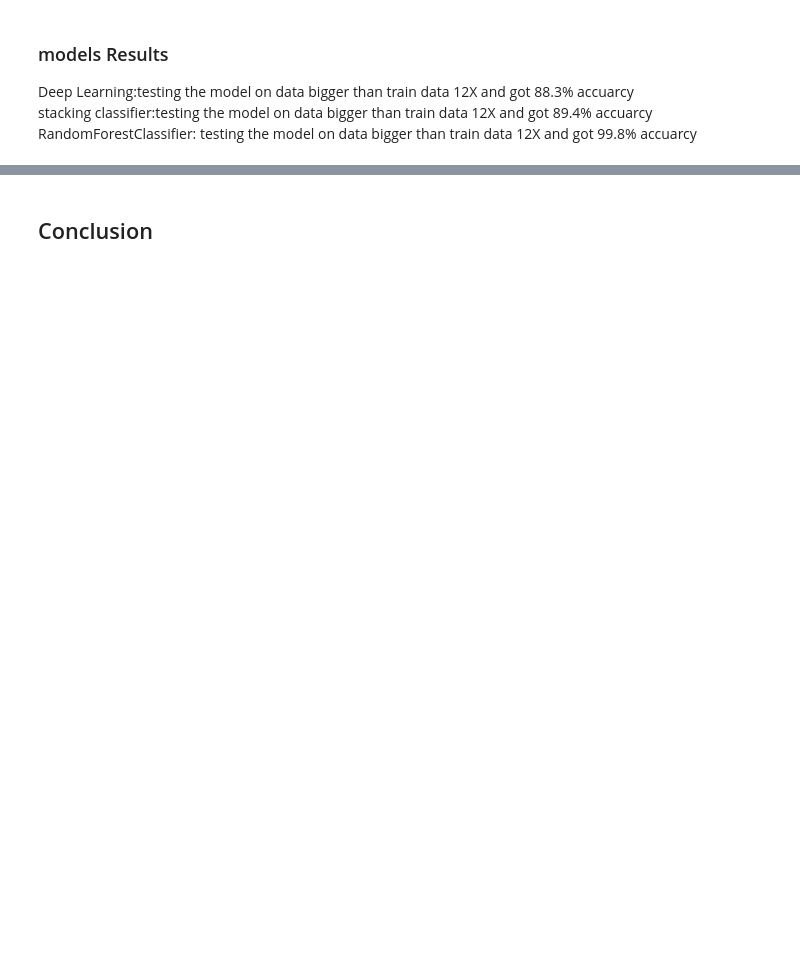
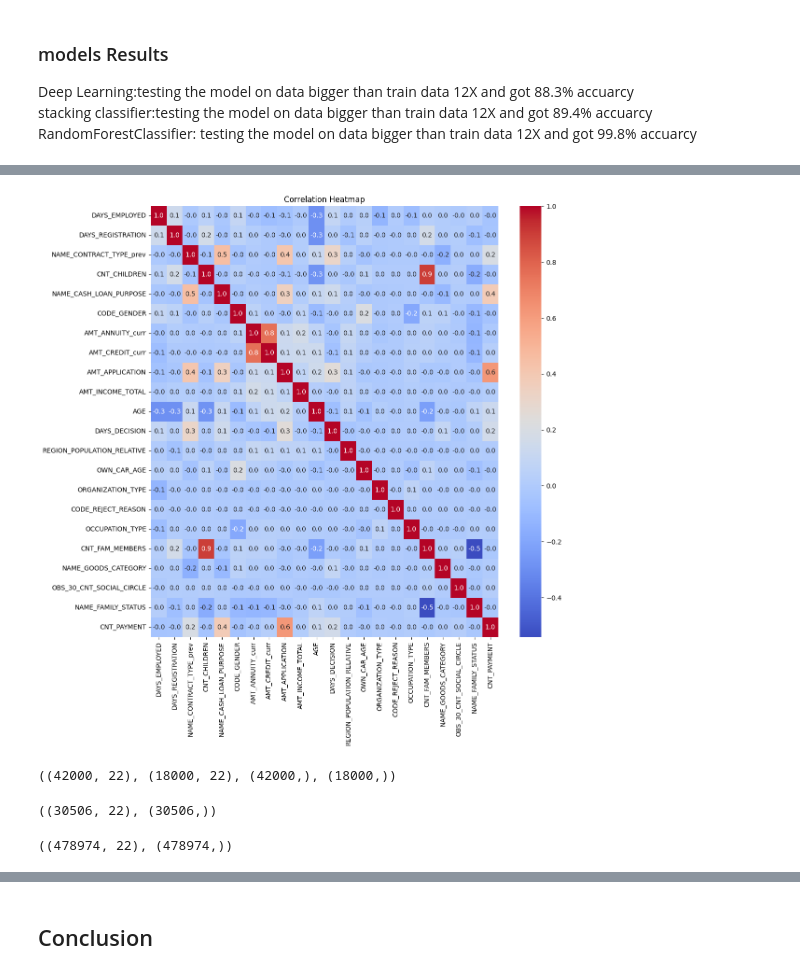
Before and after one commit to mahmoudbahaa755/Credit-Scores, a Jupyter notebook: loan-application-v2.ipynb, the cells around one changed output, grey strips where cells are left out. Drawn from its saved outputs; the diff is of its cells as text; code cells hidden in the pictures; blank space fills up the shorter version.

```diff
--- a/loan-application-v2.ipynb
+++ b/loan-application-v2.ipynb
@@ -694 +934,7 @@ plt.show()
+# %%
+corr_matrix = df[[ 'AMT_REQ_CREDIT_BUREAU_HOUR','AMT_REQ_CREDIT_BUREAU_QRT','AMT_REQ_CREDIT_BUREAU_WEEK','AMT_REQ_CREDIT_BUREAU_MON','AMT_REQ_CREDIT_BUREAU_YEAR',]].corr()
+plt.figure(figsize=(10, 6))
+sns.heatmap(corr_matrix, annot=True, cmap='coolwarm')
+plt.title('Correlation Heatmap')
+plt.show()
 # %%
@@ -722,2 +960,0 @@ for var in categorical_vars:
-# %%
-df.drop(columns=['SK_ID_PREV','SK_ID_CURR'],inplace=True)
@@ -952,0 +1082,3 @@ X_train_full.shape
+# %%
+df.drop_duplicates(inplace=True)
+len(df)
@@ -952,0 +1112,51 @@ X_train_full.shape
+# %%
+important_featrures=[
+                     # 'EXT_SOURCE',
+                      'DAYS_EMPLOYED',
+                     'DAYS_REGISTRATION',
+                     'NAME_CONTRACT_TYPE_prev',
+                     'CNT_CHILDREN',
+                     'NAME_CASH_LOAN_PURPOSE',
+                     # 'NAME_CONTRACT_STATUS',
+                     'CODE_GENDER',
+                      'AMT_ANNUITY_curr',
+                     'AMT_CREDIT_curr',
+                     'AMT_APPLICATION',
+                     'AMT_INCOME_TOTAL',
+                    'AGE',
+                    'DAYS_DECISION',
+                    'REGION_POPULATION_RELATIVE',
+                    'OWN_CAR_AGE',
+                    'ORGANIZATION_TYPE',
+                    'CODE_REJECT_REASON',
+                    'OCCUPATION_TYPE',
+                     'CNT_FAM_MEMBERS',
+                  'NAME_GOODS_CATEGORY',   'OBS_30_CNT_SOCIAL_CIRCLE',
+                     'NAME_FAMILY_STATUS', 'CNT_PAYMENT'
+                     ]
+# important_featrures=list(set(important_featrures))
+important_featrures2=[
+       'AMT_REQ_CREDIT_BUREAU_YEAR', 'REGION_POPULATION_RELATIVE',
+       'DAYS_EMPLOYED', 'DAYS_REGISTRATION', 'AMT_CREDIT_curr',
+       'DEF_60_CNT_SOCIAL_CIRCLE', 'AMT_INCOME_TOTAL', 'CNT_CHILDREN',
+       'EXT_SOURCE', 'NAME_HOUSING_TYPE', 'AMT_ANNUITY_curr',
+       'WEEKDAY_APPR_PROCESS_START_curr', 'LIVE_CITY_NOT_WORK_CITY',
+       'DAYS_DECISION', 'AMT_REQ_CREDIT_BUREAU_QRT',
+       'AMT_ANNUITY_prev', 'REGION_RATING_CLIENT_W_CITY', 'AMT_CREDIT_prev',
+       'AMT_APPLICATION',
+       'DEF_30_CNT_SOCIAL_CIRCLE', 'ORGANIZATION_TYPE',
+        'OCCUPATION_TYPE',
+       'CNT_PAYMENT',
+
+       ]
+# important_featrures=list(set(important_featrures+important_featrures2))
+# important_featrures=df.columns.drop('TARGET')
+if 1:
+   corr_matrix = df[important_featrures].corr()
+
+   plt.figure(figsize=(12, 12))
+   sns.heatmap(corr_matrix, annot=True, fmt='.1f', cmap='coolwarm')
+   plt.title('Correlation Heatmap')
+   plt.show()
+# %% [output]
+[figure, added]
@@ -952,0 +1191,16 @@ X_train_full.shape
+# %%
+X_train ,X_test, y_train ,y_test = spliting_data(df=df2,test_size=0.3,features=important_featrures)
+X_train.shape ,X_test.shape, y_train.shape ,y_test.shape
+# %% [output]
+((42000, 22), (18000, 22), (42000,), (18000,))
+# %%
+
+X_test_v2, y_test_v2 = spliting_data(df=df_final,test_size=1,features=important_featrures)
+X_test_v2.shape , y_test_v2.shape
+# %% [output]
+((30506, 22), (30506,))
+# %%
+X_test_0_only, y_test_0_only = spliting_data(df=df_0_only,test_size=1,features=important_featrures)
+X_test_0_only.shape, y_test_0_only.shape
+# %% [output]
+((478974, 22), (478974,))
```
Also changed, not shown: parts of 137 cells of this notebook.
